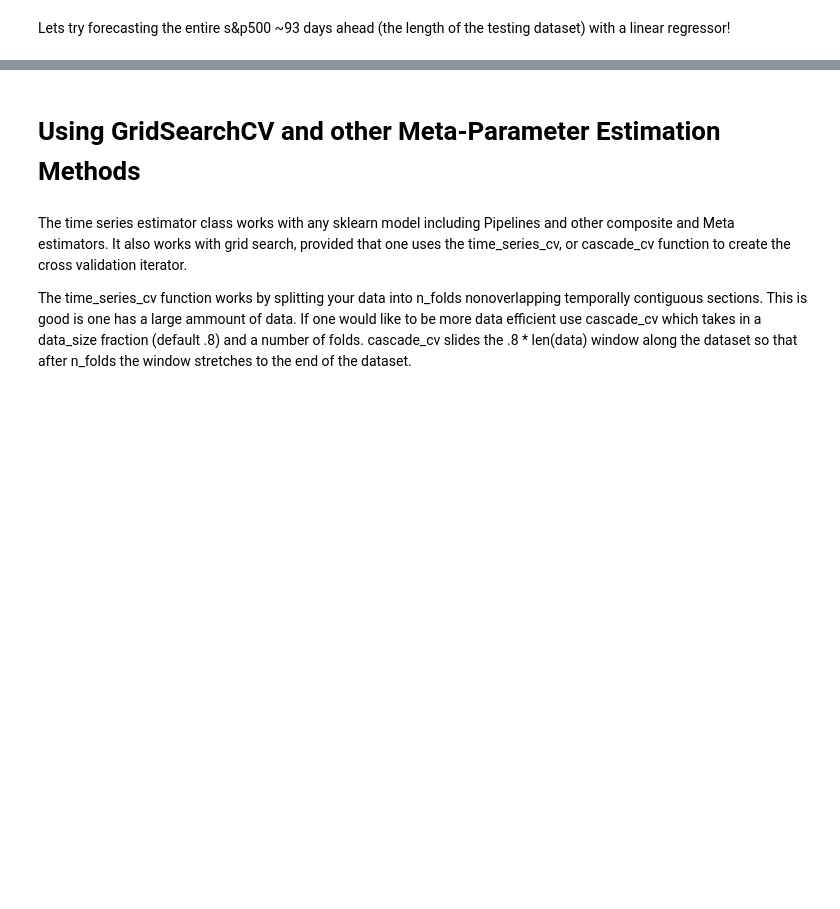
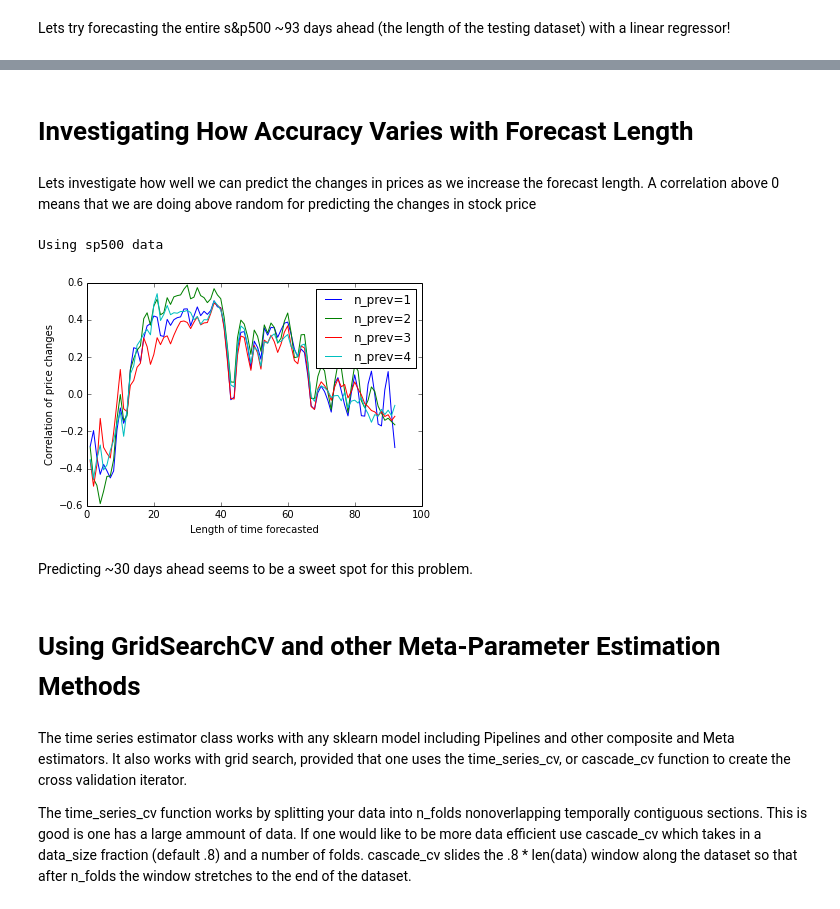
Before and after one commit to mhamilton723/tseries, a Jupyter notebook: Time Series Estimator Demo.ipynb, the cells around one changed output, grey strips where cells are left out. Cells and saved outputs as stored; diff of their text form; code cells hidden in the pictures; blank space fills up the shorter version.

```diff
--- a/Time Series Estimator Demo.ipynb
+++ b/Time Series Estimator Demo.ipynb
@@ -152,3 +152,35 @@ Using sp500 data
+# %% [markdown]
+# Investigating How Accuracy Varies with Forecast Length
+# %% [markdown]
+Lets investigate how well we can predict the changes in prices as we increase the forecast length. A correlation above 0 means that we are doing above random for predicting the changes in stock price
+# %%
+X = datasets('sp500')
+names = list(X.columns.values)
+X_train, X_test = time_series_split(X)
+
+for n_prev in range(1, 5):
+    tsr = TimeSeriesRegressor(LinearRegression(), n_prev=n_prev)
+    tsr.fit(X_train)
+    fc = tsr.forecast(X_train, len(X_test))
+
+    def changes(X, start=0,end=-1):
+        return np.array([X[end, i] - X[start, i] for i in range(X.shape[1])])
+
+    n_aheads = range(1,len(X_test),1)
+    X_test_changes = [changes(X_test,end=n_ahead) for n_ahead in n_aheads]
+    fc_changes = [changes(fc,end=n_ahead) for n_ahead in n_aheads]
+    cors = [np.corrcoef(X_test_changes[i],fc_changes[i])[0,1] for i in range(len(n_aheads))]
+    plt.plot(n_aheads,cors, label="n_prev={}".format(n_prev))
+
+plt.xlabel('Length of time forecasted')
+plt.ylabel('Correlation of price changes')
+plt.legend()
+plt.show()
+# %% [output]
+Using sp500 data
+[figure, added]
+# %% [markdown]
+Predicting ~30 days ahead seems to be a sweet spot for this problem.
 # %% [markdown]
 # Using GridSearchCV and other Meta-Parameter Estimation Methods
 # %% [markdown]
```
Also changed, not shown: parts of 6 cells of this notebook, 1 other file.
